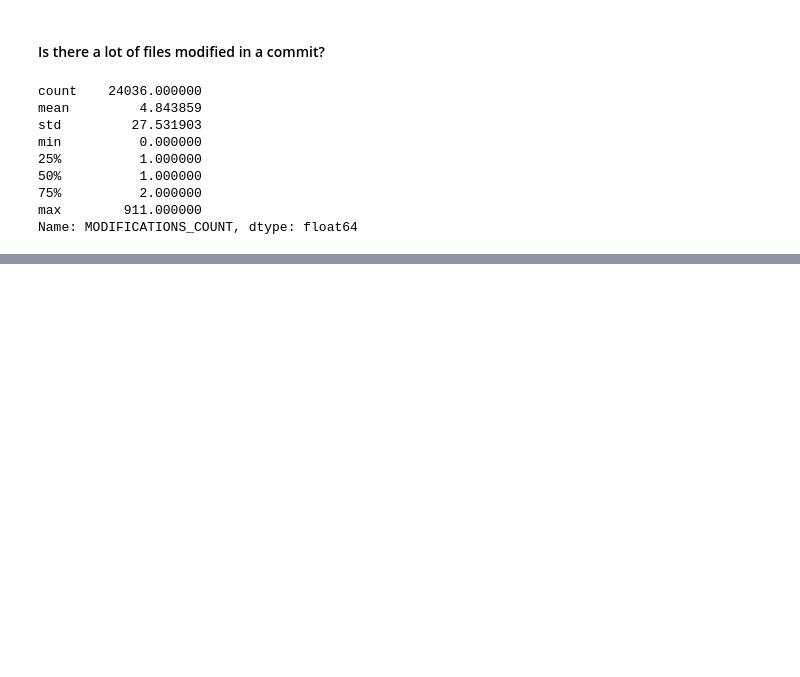
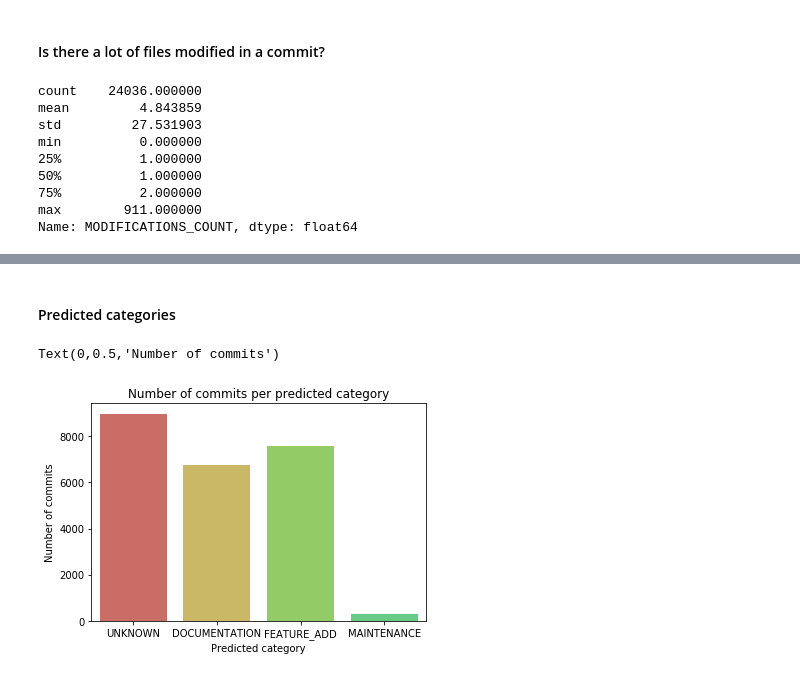
Before and after one commit to AntoineAube/commit-classification, a Jupyter notebook: Commit classification.ipynb, the cells around one changed output, grey strips where cells are left out. Saved outputs shown, nothing was run; the diff lists cells and outputs as text; code cells hidden in the pictures; blank space fills up the shorter version.

```diff
--- a/Commit classification.ipynb
+++ b/Commit classification.ipynb
@@ -115,0 +153,10 @@ sns.jointplot(x = 'TIMESTAMP', y = 'MODIFICATIONS_COUNT', data = exploration);
+# %% [markdown]
+#### Predicted categories
+# %%
+sns.countplot(classification['PREDICTED'])
+plt.title('Number of commits per predicted category')
+plt.xlabel('Predicted category')
+plt.ylabel('Number of commits')
+# %% [output]
+Text(0,0.5,'Number of commits')
+[figure, added]
```
Also changed, not shown: parts of 16 cells of this notebook.
